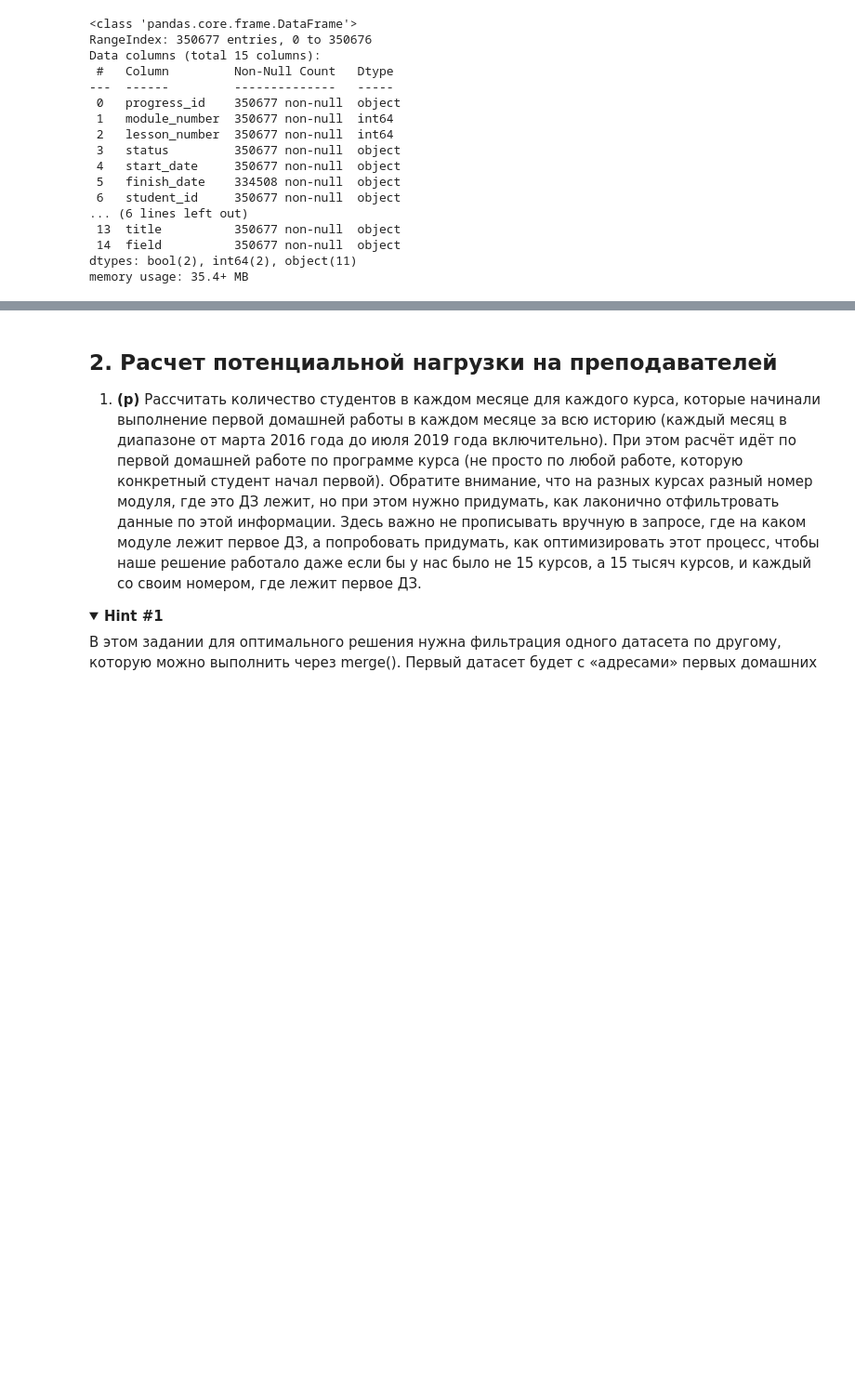
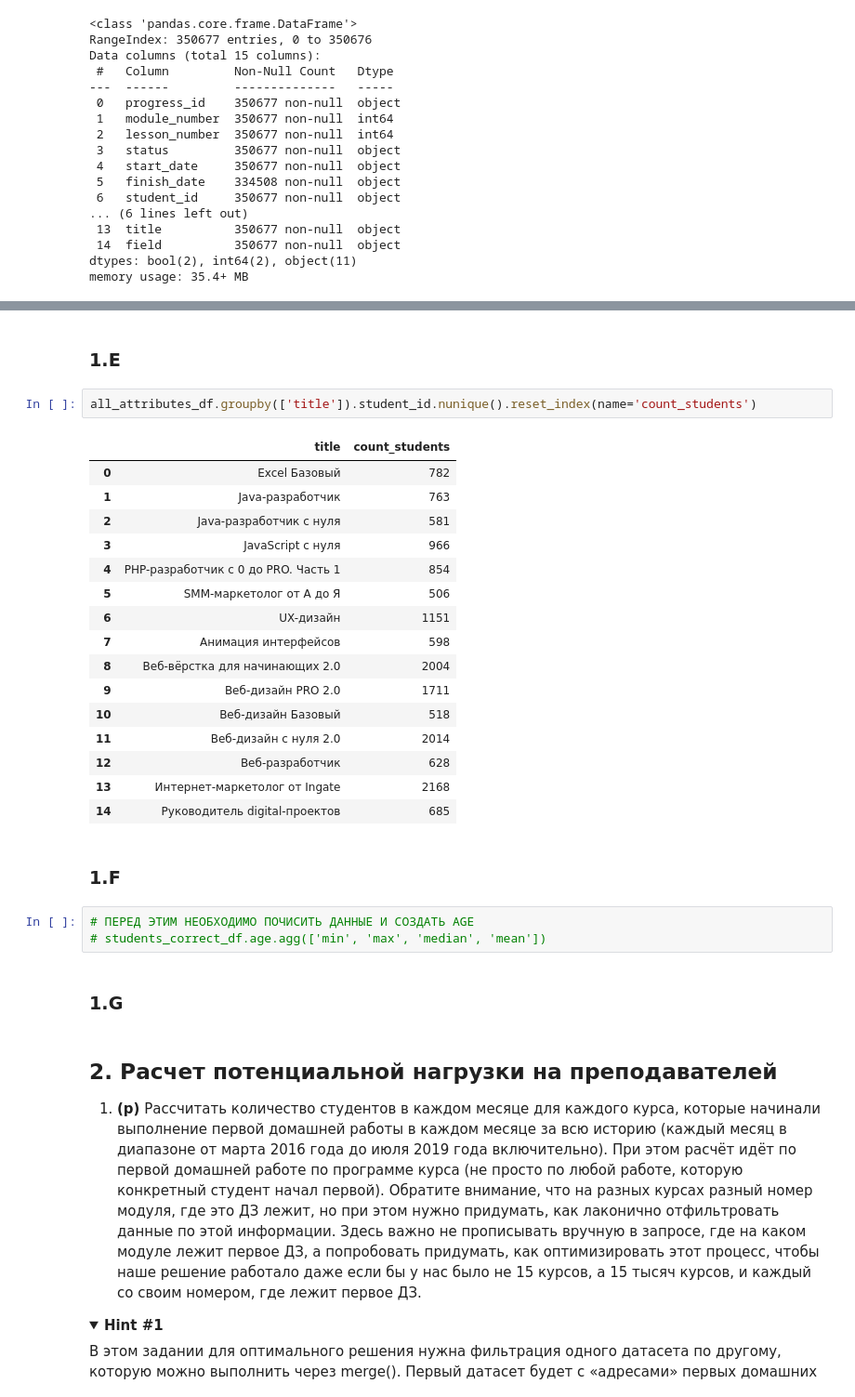
Before and after one commit to user-samir/practical_work_1, a Jupyter notebook: Coursework_analytics_1_ipynb__upd.ipynb, the cells around one changed output, grey strips where cells are left out. Shown at 93% size. Drawn from its saved outputs; the diff is of its cells as text; folded sections open; blank space fills up the shorter version.

```diff
--- a/Coursework_analytics_1_ipynb__upd.ipynb
+++ b/Coursework_analytics_1_ipynb__upd.ipynb
@@ -353,3 +439,31 @@ memory usage: 35.4+ MB
+# %% [markdown]
+### 1.E
+# %%
+all_attributes_df.groupby(['title']).student_id.nunique().reset_index(name='count_students')
+# %% [output]
+|  | title | count_students |
+| 0 | Excel Базовый | 782 |
+| 1 | Java-разработчик | 763 |
+| 2 | Java-разработчик c нуля | 581 |
+| 3 | JavaScript с нуля | 966 |
+| 4 | PHP-разработчик с 0 до PRO. Часть 1 | 854 |
+| 5 | SMM-маркетолог от А до Я | 506 |
+| 6 | UX-дизайн | 1151 |
+| 7 | Анимация интерфейсов | 598 |
+| 8 | Веб-вёрстка для начинающих 2.0 | 2004 |
+| 9 | Веб-дизайн PRO 2.0 | 1711 |
+| 10 | Веб-дизайн Базовый | 518 |
+| 11 | Веб-дизайн с нуля 2.0 | 2014 |
+| 12 | Веб-разработчик | 628 |
+| 13 | Интернет-маркетолог от Ingate | 2168 |
+| 14 | Руководитель digital-проектов | 685 |
+# %% [markdown]
+### 1.F
+# %%
+# ПЕРЕД ЭТИМ НЕОБХОДИМО ПОЧИСИТЬ ДАННЫЕ И СОЗДАТЬ AGE
+# students_correct_df.age.agg(['min', 'max', 'median', 'mean'])
+# %% [markdown]
+### 1.G
 # %% [markdown]
 ## 2. Расчет потенциальной нагрузки на преподавателей
 
```
Also changed, not shown: parts of 12 cells of this notebook.
